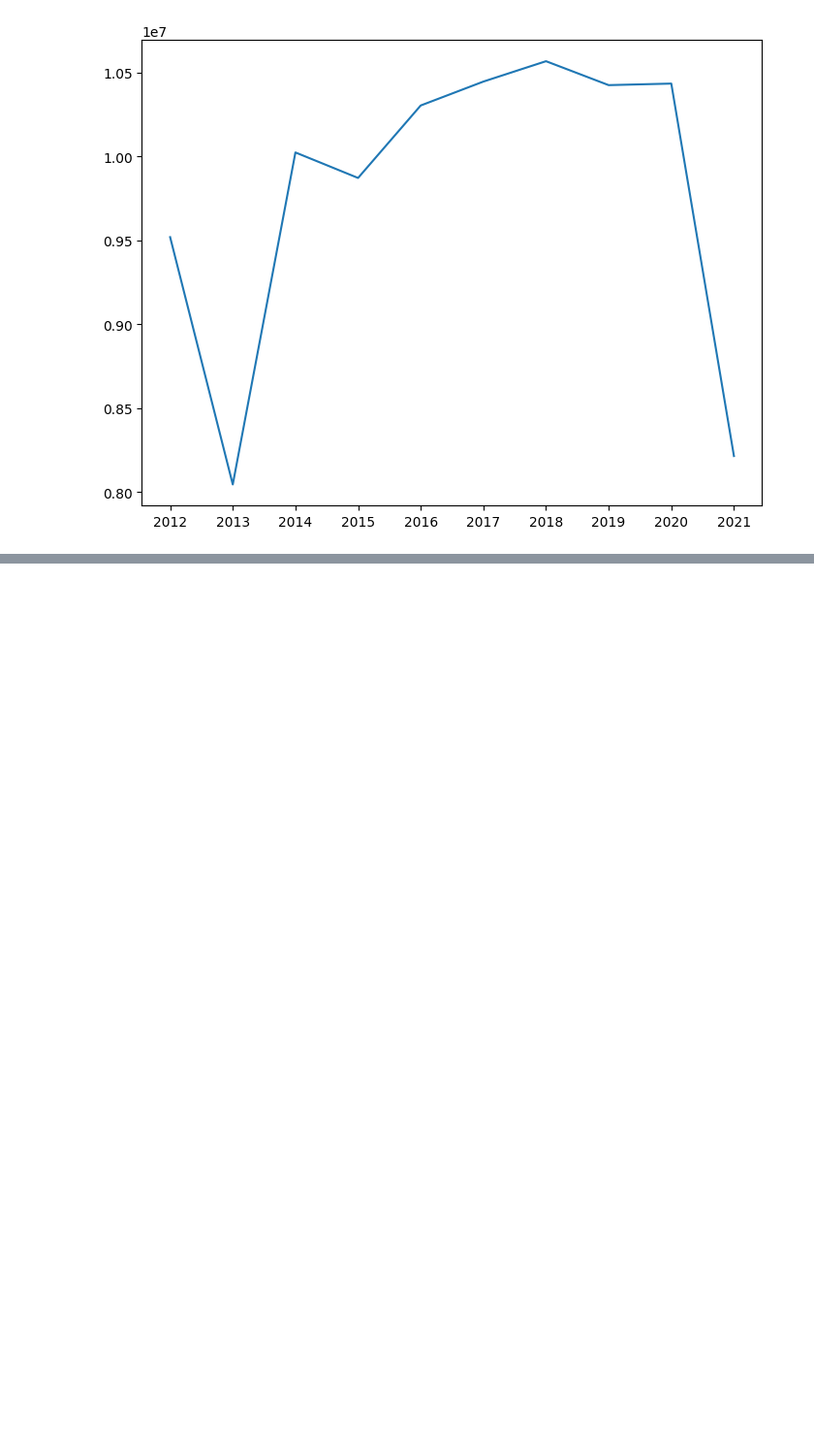
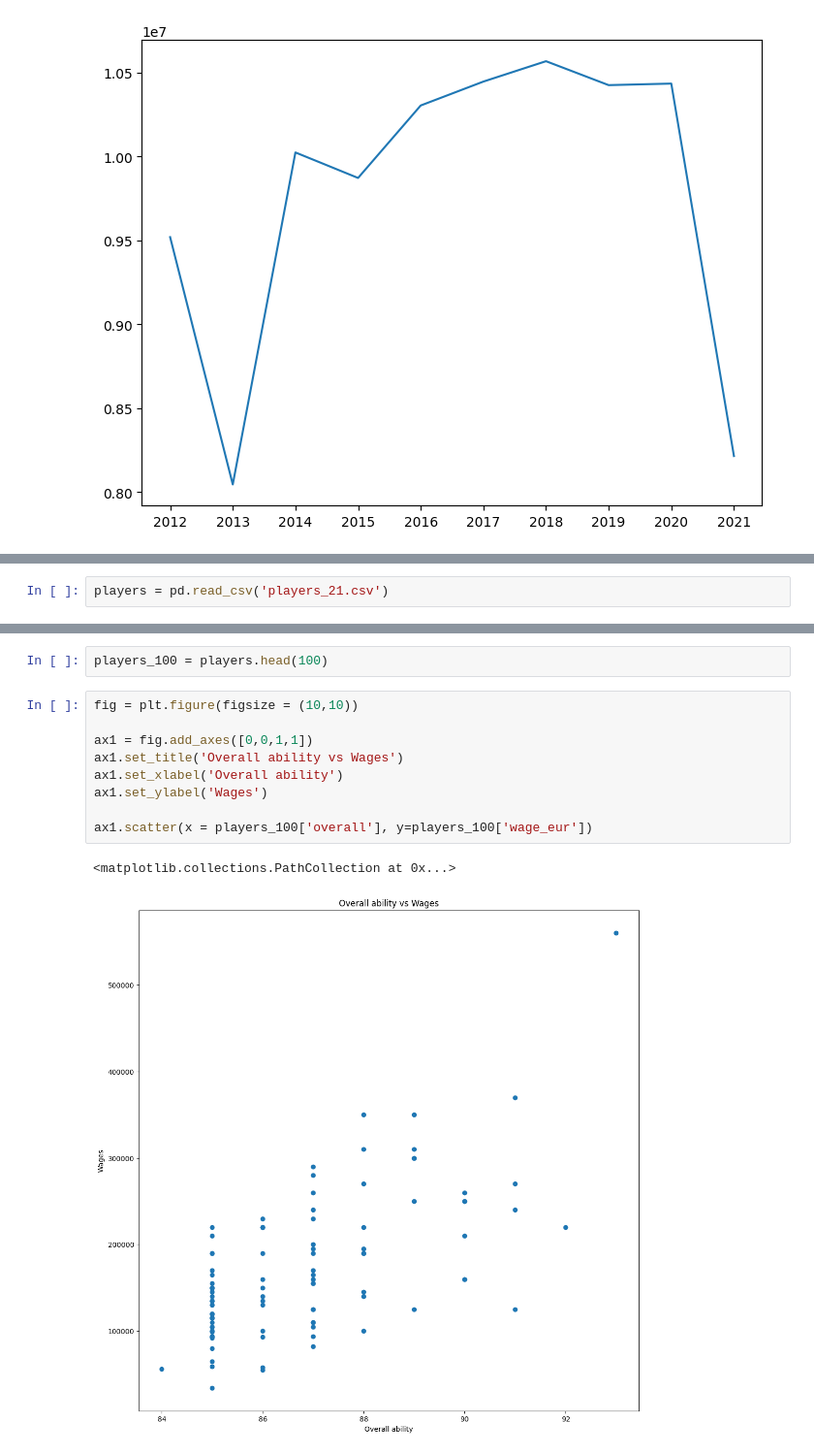
Before and after one commit to KeerthanaSistla/Python-for-Data-Analysis-Visualization, a Jupyter notebook: Matplotlib.ipynb, the cells around one changed output, grey strips where cells are left out. Shown at 97% size. Saved outputs shown, nothing was run; the diff lists cells and outputs as text; blank space fills up the shorter version.

```diff
--- a/Matplotlib.ipynb
+++ b/Matplotlib.ipynb
@@ -517,0 +523,2 @@ plt.show()
+# %%
+players = pd.read_csv('players_21.csv')
@@ -517,0 +536,14 @@ plt.show()
+# %%
+players_100 = players.head(100)
+# %%
+fig = plt.figure(figsize = (10,10))
+
+ax1 = fig.add_axes([0,0,1,1])
+ax1.set_title('Overall ability vs Wages')
+ax1.set_xlabel('Overall ability')
+ax1.set_ylabel('Wages')
+
+ax1.scatter(x = players_100['overall'], y=players_100['wage_eur'])
+# %% [output]
+<matplotlib.collections.PathCollection at 0x...>
+[figure, added]
```
Also changed, not shown: parts of 8 cells of this notebook.
